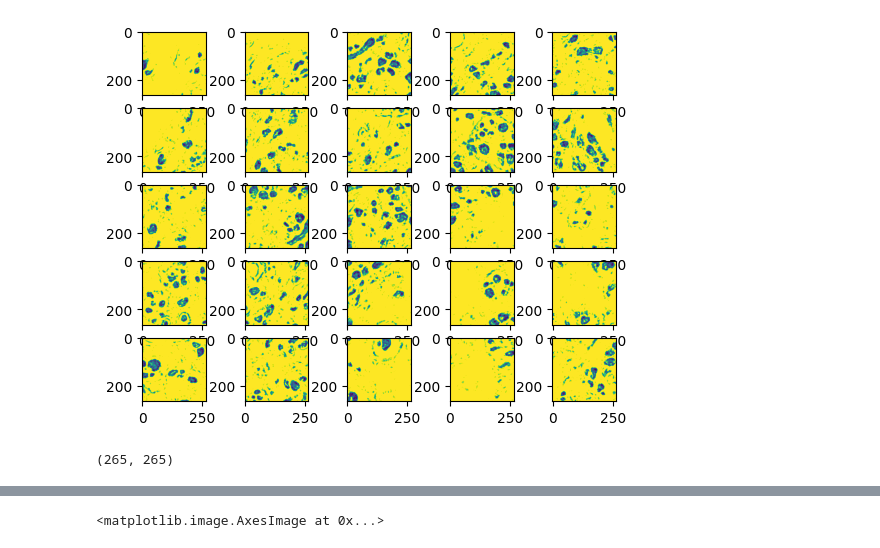
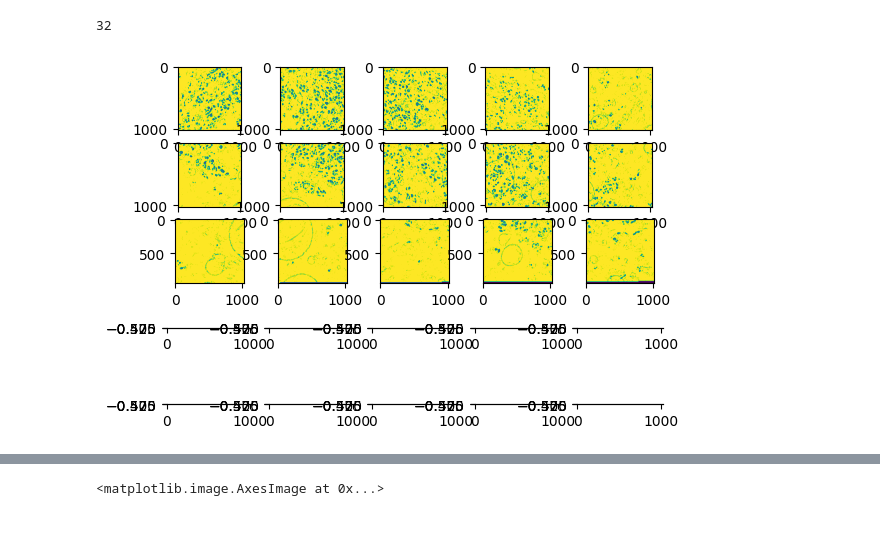
Before and after one commit to Amokh2018/AxoDetection, a Jupyter notebook: notebook/main2.ipynb, the cells around one changed output, grey strips where cells are left out. Drawn from its saved outputs; the diff is of its cells as text; code cells hidden in the pictures.

```diff
--- a/notebook/main2.ipynb
+++ b/notebook/main2.ipynb
@@ -11,7 +6,0 @@ print(img.shape)
-# %%
-channels = []
-for channel in range(1):
-    channel_raster = img[0,0,channel,:,:,0]
-    channels.append(channel_raster)
-arr = np.stack(channels, axis=2)
-plt.imshow(arr)
@@ -20,0 +12,4 @@ plt.imshow(arr)
+# %%
+import utils
+img=utils.import_image('../data/C22_rat11_M.czi')
+plt.imshow(img)
@@ -20,0 +19,16 @@ plt.imshow(arr)
+# %%
+
+dim=img.shape
+photo_dim= 1024
+start = [0,0]
+dim_ceil = (math.ceil(dim [0]/ photo_dim) *photo_dim ,math.ceil(dim [1]/ photo_dim)*photo_dim)
+img2=np.pad(img, (dim_ceil[0] - dim[0],dim_ceil[1] - dim[1]))
+h_num_photo = int(dim_ceil[0] / photo_dim)
+v_num_photo = int(dim_ceil[1] / photo_dim)
+fig, axs = plt.subplots(h_num_photo, v_num_photo)
+fig3D = []
+for i in range(h_num_photo):
+    for j in range(v_num_photo):
+        arr = img2[start[0]+i*photo_dim:start[0]+(i+1)*photo_dim,start[1]+j*photo_dim:start[1]+(j+1)*photo_dim]
+        axs[i, j].imshow(arr)
+        fig3D.append(arr)
@@ -21,15 +41,20 @@ plt.imshow(arr)
+# %%
+len(fig3D)
+# %% [output]
+32
 # %%
-nb_photo = 5
-photo_dim= 265
-start = [1000,1000]
+img=utils.import_image('../data/C22_rat11_M.czi')
+dim=img.shape()
+photo_dim= 1024
+start = [0,0]
+dim_ceil = (math.ceil(dim [0]/ photo_dim),math.ceil(dim [1]/ photo_dim))
+img
 fig, axs = plt.subplots(nb_photo, nb_photo)
+fig3D = []
 for i in range(nb_photo):
     for j in range(nb_photo):
         arr = img[0,0,channel,start[0]+i*photo_dim:start[0]+(i+1)*photo_dim,start[1]+j*photo_dim:start[1]+(j+1)*photo_dim,0]
         axs[i, j].imshow(arr)
+        fig3D.append(arr)
 # %% [output]
-[figure, old version]
+[figure, new version]
-# %%
-print(arr.shape)
-# %% [output]
-(265, 265)
```
Also changed, not shown: parts of 13 cells of this notebook.
